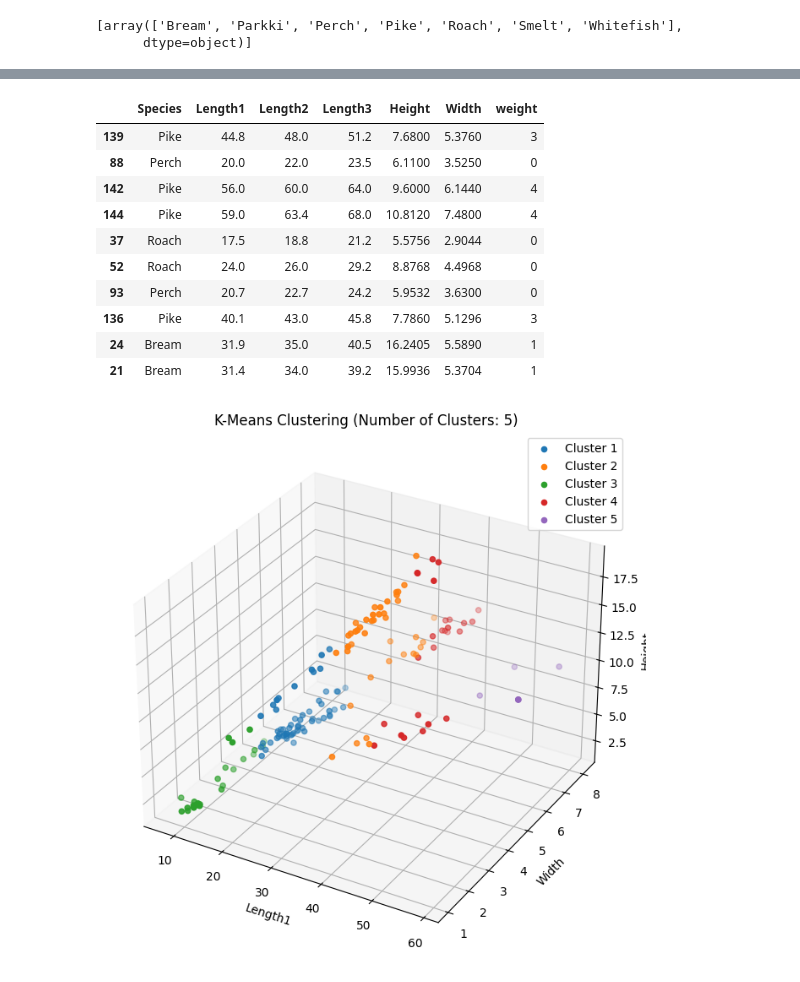
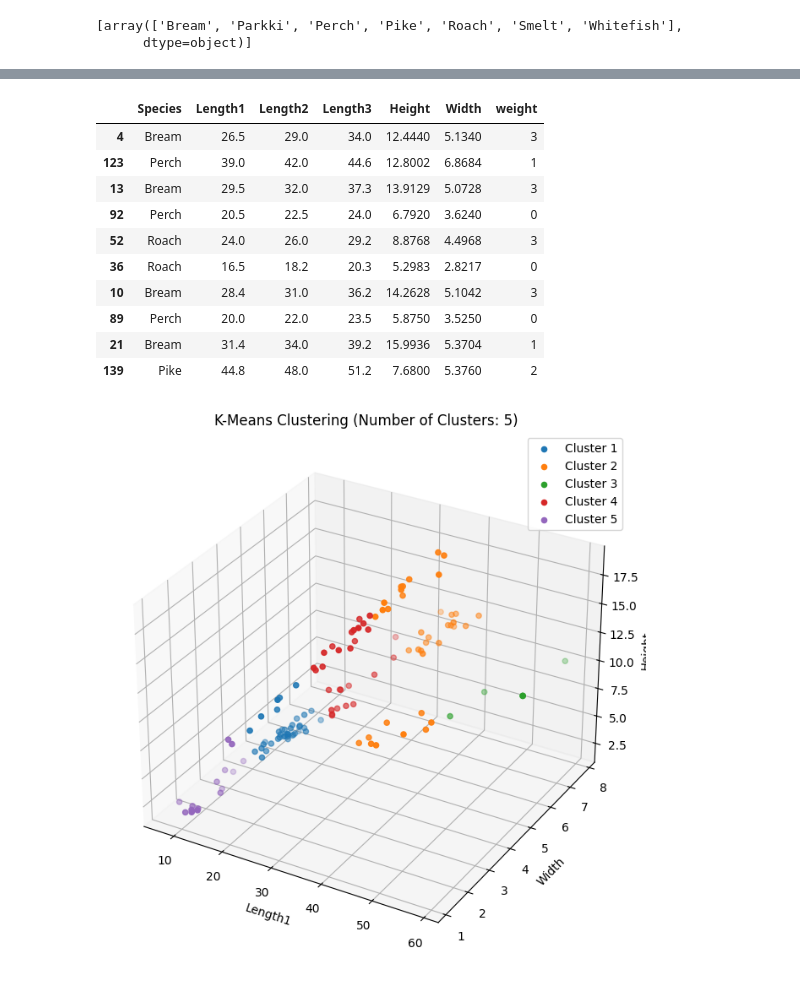
Before and after one commit to marius2347/Fish-Market-Dataset-Linear-Regression-ML, a Jupyter notebook: fish_market.ipynb, the cells around one changed output, grey strips where cells are left out. Cells and saved outputs as stored; diff of their text form; code cells hidden in the pictures.

```diff
--- a/fish_market.ipynb
+++ b/fish_market.ipynb
@@ -300,7 +300,7 @@ print(catEncoder.categories_)
 
 from sklearn.impute import SimpleImputer
 imputer = SimpleImputer()
-fishMarketNum = fishMarket.drop("Species", axis = 1)
+fishMarketNum = trainSet.drop("Species", axis = 1)
 imputer.fit(fishMarketNum)
 
 # separate features
@@ -346,37 +346,37 @@ numClusters = 5
 kmeans = KMeans(n_clusters = numClusters, random_state = 42)
 # %%
 # train the model and add the weight to the original dataset
-fishMarket['weight'] = kmeans.fit_predict(X)
+trainSet['weight'] = kmeans.fit_predict(X)
 
-fishMarket.sample(10)
+trainSet.sample(10)
 # %% [output]
 |  | Species | Length1 | Length2 | Length3 | Height | Width | weight |
-| 139 | Pike | 44.8 | 48.0 | 51.2 | 7.6800 | 5.3760 | 3 |
-| 88 | Perch | 20.0 | 22.0 | 23.5 | 6.1100 | 3.5250 | 0 |
-| 142 | Pike | 56.0 | 60.0 | 64.0 | 9.6000 | 6.1440 | 4 |
-| 144 | Pike | 59.0 | 63.4 | 68.0 | 10.8120 | 7.4800 | 4 |
-| 37 | Roach | 17.5 | 18.8 | 21.2 | 5.5756 | 2.9044 | 0 |
-| 52 | Roach | 24.0 | 26.0 | 29.2 | 8.8768 | 4.4968 | 0 |
-| 93 | Perch | 20.7 | 22.7 | 24.2 | 5.9532 | 3.6300 | 0 |
-| 136 | Pike | 40.1 | 43.0 | 45.8 | 7.7860 | 5.1296 | 3 |
-| 24 | Bream | 31.9 | 35.0 | 40.5 | 16.2405 | 5.5890 | 1 |
+| 4 | Bream | 26.5 | 29.0 | 34.0 | 12.4440 | 5.1340 | 3 |
+| 123 | Perch | 39.0 | 42.0 | 44.6 | 12.8002 | 6.8684 | 1 |
+| 13 | Bream | 29.5 | 32.0 | 37.3 | 13.9129 | 5.0728 | 3 |
+| 92 | Perch | 20.5 | 22.5 | 24.0 | 6.7920 | 3.6240 | 0 |
+| 52 | Roach | 24.0 | 26.0 | 29.2 | 8.8768 | 4.4968 | 3 |
+| 36 | Roach | 16.5 | 18.2 | 20.3 | 5.2983 | 2.8217 | 0 |
+| 10 | Bream | 28.4 | 31.0 | 36.2 | 14.2628 | 5.1042 | 3 |
+| 89 | Perch | 20.0 | 22.0 | 23.5 | 5.8750 | 3.5250 | 0 |
 | 21 | Bream | 31.4 | 34.0 | 39.2 | 15.9936 | 5.3704 | 1 |
+| 139 | Pike | 44.8 | 48.0 | 51.2 | 7.6800 | 5.3760 | 2 |
 # %%
 # plot the clusters
 fig = plt.figure(figsize=(8, 10))
 ax = fig.add_subplot(111, projection='3d')
 
 for cluster in range(numClusters):
-    cluster_points = fishMarket[fishMarket['weight'] == cluster]
+    cluster_points = trainSet[trainSet['weight'] == cluster]
     ax.scatter(cluster_points['Length1'], cluster_points['Width'],  cluster_points['Height'], label=f'Cluster {cluster + 1}')
 
 ax.set_xlabel('Length1')
 ax.set_ylabel('Width')
 ax.set_zlabel('Height')
 ax.set_title(f'K-Means Clustering (Number of Clusters: {numClusters})')
 
 plt.legend()
 plt.show()
 plt.show()
 # %% [output]
-[figure, old version]
+[figure, new version]
```
Also changed, not shown: parts of 8 cells of this notebook, 1 other file.
